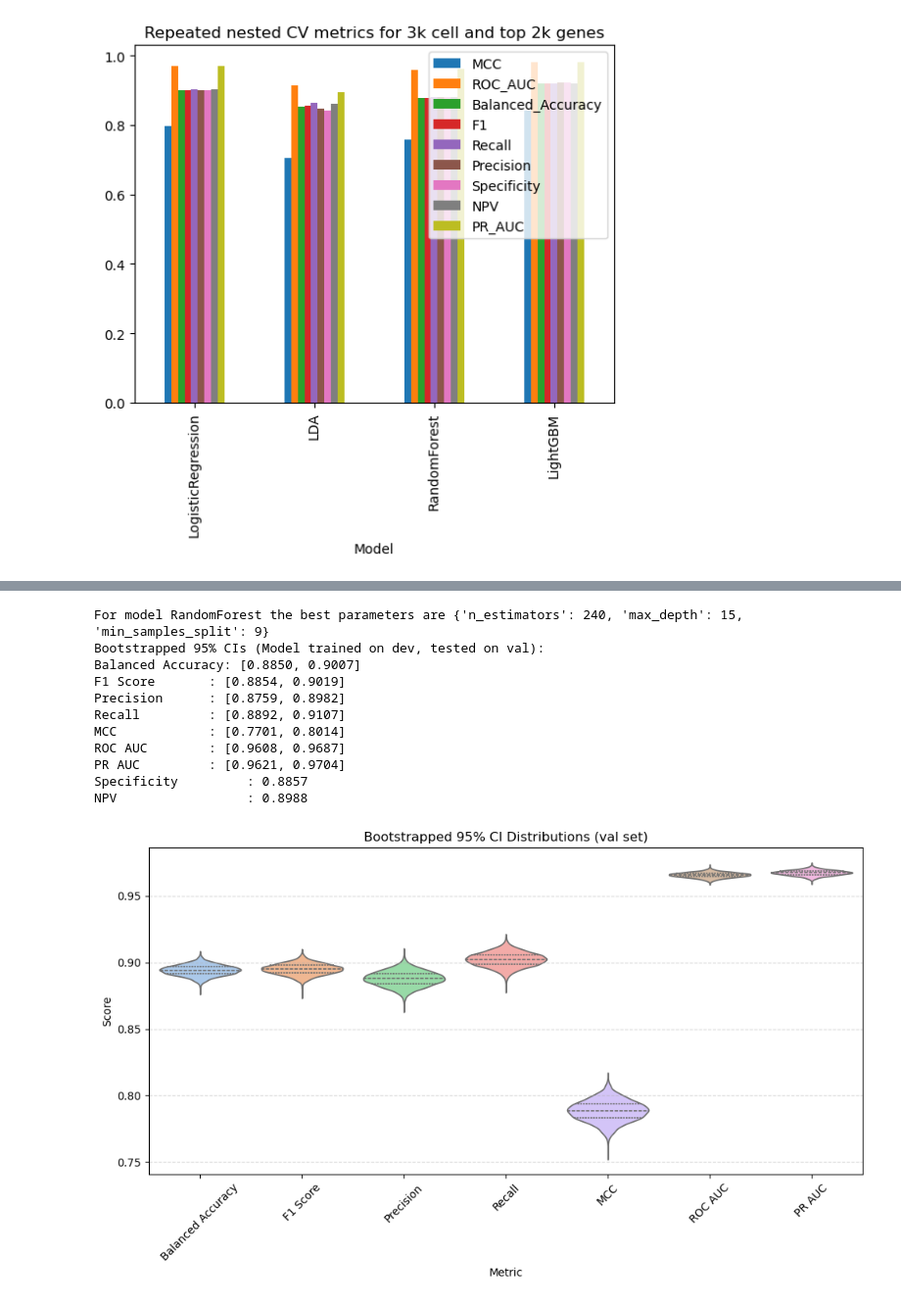
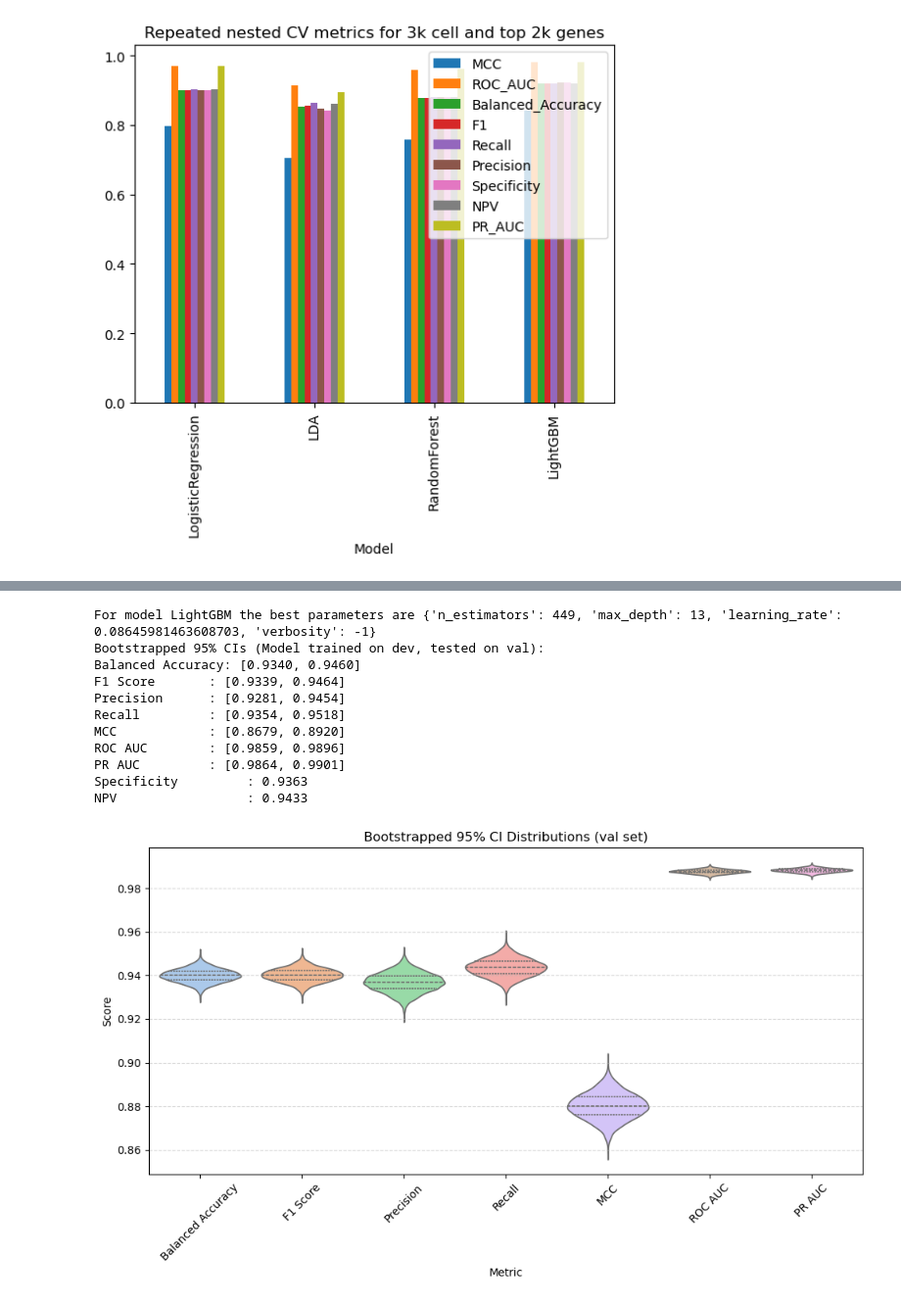
Before and after one commit to vex-me-not/MLKinCompBioFinalProject, a Jupyter notebook: notebooks/classification.ipynb, the cells around one changed output, grey strips where cells are left out. Shown: that part at 98% size. Saved outputs shown, nothing was run; the diff lists cells and outputs as text; code cells hidden in the pictures.

Commit message:
Shout it from the rooftops : No winner overfitting!

```diff
--- a/notebooks/classification.ipynb
+++ b/notebooks/classification.ipynb
@@ -102,6 +102,6 @@ The winner method is LightGBM with 9/9 metrics
 <Axes: title={'center': 'Repeated nested CV metrics for 3k cell and top 2k genes'}, xlabel='Model'>
 [figure]
 # %%
-tuned_winner_dev=winner_tuning(df=X_df,winner='RandomForest')
+tuned_winner_dev=winner_tuning(df=X_df,winner=winner[0])
 bootstrap_model(df_dev=X_df,df_val=test_df,model=tuned_winner_dev)
 # %% [output]
@@ -113,12 +112,12 @@ bootstrap_model(df_dev=X_df,df_val=test_df,model=tuned_winner_dev)
-For model RandomForest the best parameters are {'n_estimators': 240, 'max_depth': 15, 'min_samples_split': 9}
+For model LightGBM the best parameters are {'n_estimators': 449, 'max_depth': 13, 'learning_rate': 0.08645981463608703, 'verbosity': -1}
 Bootstrapped 95% CIs (Model trained on dev, tested on val):
-Balanced Accuracy: [0.8850, 0.9007]
-F1 Score       : [0.8854, 0.9019]
-Precision      : [0.8759, 0.8982]
-Recall         : [0.8892, 0.9107]
-MCC            : [0.7701, 0.8014]
-ROC AUC        : [0.9608, 0.9687]
-PR AUC         : [0.9621, 0.9704]
-Specificity         : 0.8857
-NPV                 : 0.8988
+Balanced Accuracy: [0.9340, 0.9460]
+F1 Score       : [0.9339, 0.9464]
+Precision      : [0.9281, 0.9454]
+Recall         : [0.9354, 0.9518]
+MCC            : [0.8679, 0.8920]
+ROC AUC        : [0.9859, 0.9896]
+PR AUC         : [0.9864, 0.9901]
+Specificity         : 0.9363
+NPV                 : 0.9433
-[figure, old version]
+[figure, new version]
```
Also changed, not shown: parts of 1 cell of this notebook.
